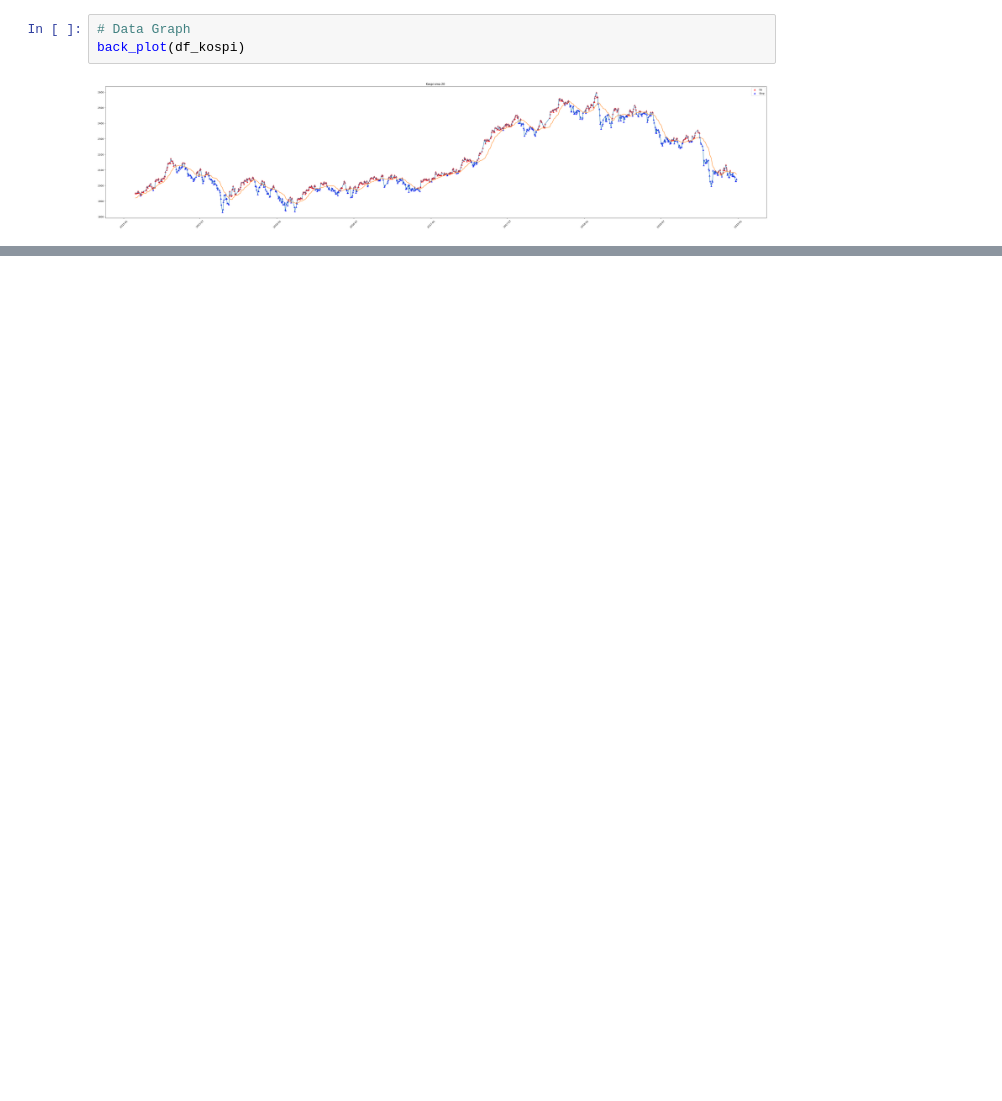
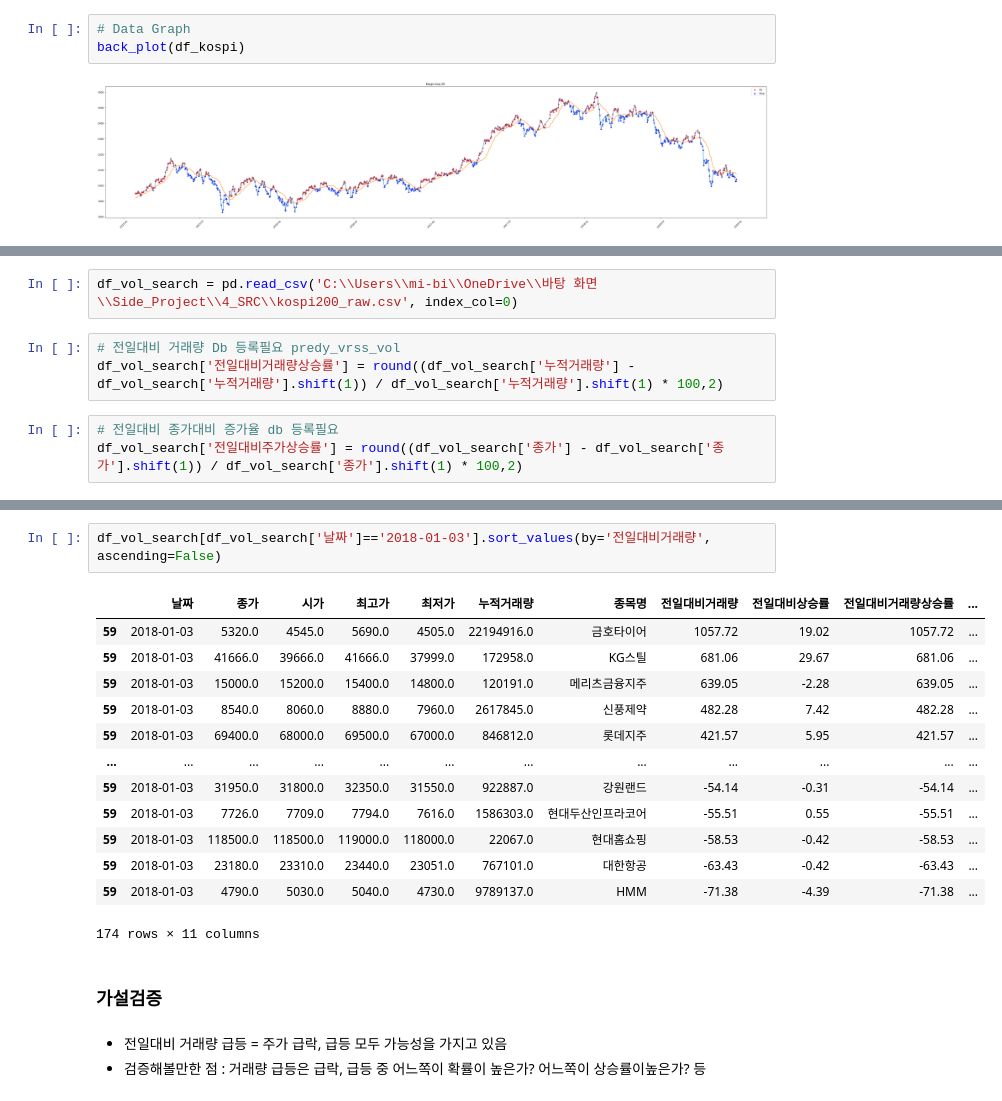
Before and after one commit to eseom31/Kis_Api_test, a Jupyter notebook: 3_BackTesting_System/BackTesting_main.ipynb, the cells around one changed output, grey strips where cells are left out. Drawn from its saved outputs; the diff is of its cells as text; blank space fills up the shorter version.

Commit message:
230126_0328T (2. 거래량 상승률 가설검증 )

```diff
--- a/3_BackTesting_System/BackTesting_main.ipynb
+++ b/3_BackTesting_System/BackTesting_main.ipynb
@@ -65,0 +85,8 @@ back_plot(df_kospi)
+# %%
+df_vol_search = pd.read_csv('C:\\Users\\mi-bi\\OneDrive\\바탕 화면\\Side_Project\\4_SRC\\kospi200_raw.csv', index_col=0)
+# %%
+# 전일대비 거래량 Db 등록필요 predy_vrss_vol
+df_vol_search['전일대비거래량상승률'] = round((df_vol_search['누적거래량'] - df_vol_search['누적거래량'].shift(1)) / df_vol_search['누적거래량'].shift(1) * 100,2)
+# %%
+# 전일대비 종가대비 증가율 db 등록필요
+df_vol_search['전일대비주가상승률'] = round((df_vol_search['종가'] - df_vol_search['종가'].shift(1)) / df_vol_search['종가'].shift(1) * 100,2)
@@ -65,0 +102,21 @@ back_plot(df_kospi)
+# %%
+df_vol_search[df_vol_search['날짜']=='2018-01-03'].sort_values(by='전일대비거래량', ascending=False)
+# %% [output]
+|  | 날짜 | 종가 | 시가 | 최고가 | 최저가 | 누적거래량 | 종목명 | 전일대비거래량 | 전일대비상승률 | 전일대비거래량상승률 | ... |
+| 59 | 2018-01-03 | 5320.0 | 4545.0 | 5690.0 | 4505.0 | 22194916.0 | 금호타이어 | 1057.72 | 19.02 | 1057.72 | ... |
+| 59 | 2018-01-03 | 41666.0 | 39666.0 | 41666.0 | 37999.0 | 172958.0 | KG스틸 | 681.06 | 29.67 | 681.06 | ... |
+| 59 | 2018-01-03 | 15000.0 | 15200.0 | 15400.0 | 14800.0 | 120191.0 | 메리츠금융지주 | 639.05 | -2.28 | 639.05 | ... |
+| 59 | 2018-01-03 | 8540.0 | 8060.0 | 8880.0 | 7960.0 | 2617845.0 | 신풍제약 | 482.28 | 7.42 | 482.28 | ... |
+| 59 | 2018-01-03 | 69400.0 | 68000.0 | 69500.0 | 67000.0 | 846812.0 | 롯데지주 | 421.57 | 5.95 | 421.57 | ... |
+| ... | ... | ... | ... | ... | ... | ... | ... | ... | ... | ... | ... |
+| 59 | 2018-01-03 | 31950.0 | 31800.0 | 32350.0 | 31550.0 | 922887.0 | 강원랜드 | -54.14 | -0.31 | -54.14 | ... |
+| 59 | 2018-01-03 | 7726.0 | 7709.0 | 7794.0 | 7616.0 | 1586303.0 | 현대두산인프라코어 | -55.51 | 0.55 | -55.51 | ... |
+| 59 | 2018-01-03 | 118500.0 | 118500.0 | 119000.0 | 118000.0 | 22067.0 | 현대홈쇼핑 | -58.53 | -0.42 | -58.53 | ... |
+| 59 | 2018-01-03 | 23180.0 | 23310.0 | 23440.0 | 23051.0 | 767101.0 | 대한항공 | -63.43 | -0.42 | -63.43 | ... |
+| 59 | 2018-01-03 | 4790.0 | 5030.0 | 5040.0 | 4730.0 | 9789137.0 | HMM | -71.38 | -4.39 | -71.38 | ... |
+174 rows × 11 columns
+# %% [markdown]
+### 가설검증
+# %% [markdown]
+* 전일대비 거래량 급등 = 주가 급락, 급등 모두 가능성을 가지고 있음
+* 검증해볼만한 점 : 거래량 급등은 급락, 급등 중 어느쪽이 확률이 높은가? 어느쪽이 상승률이높은가? 등
```
Also changed, not shown: parts of 25 cells of this notebook.
